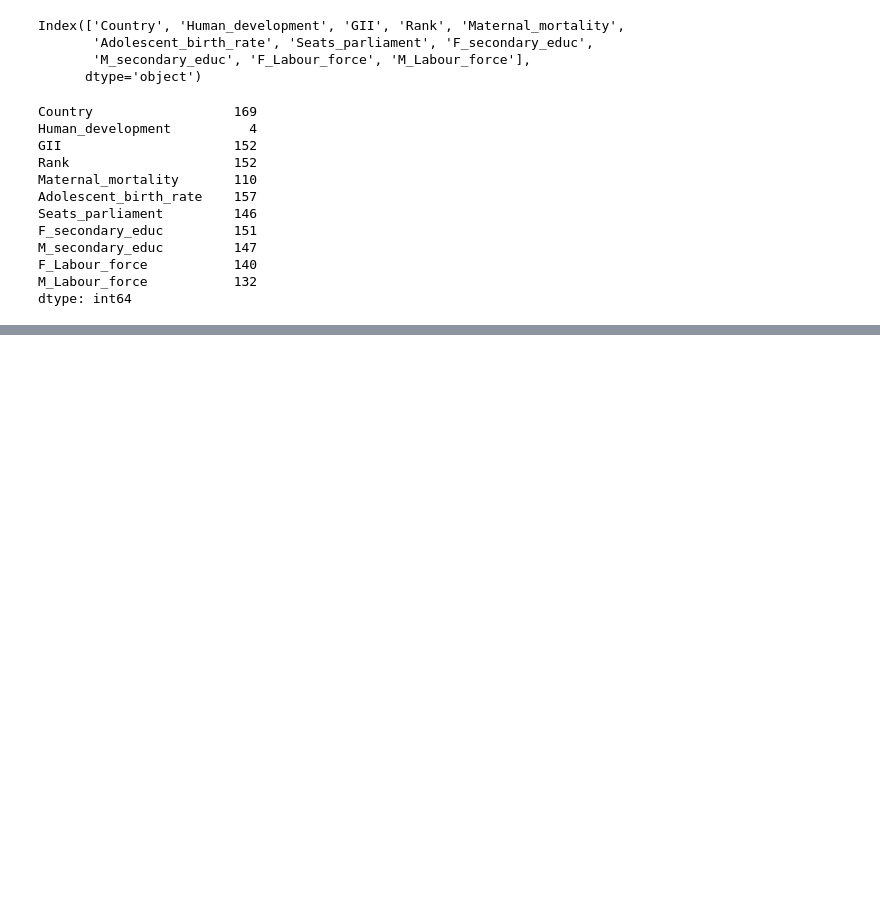
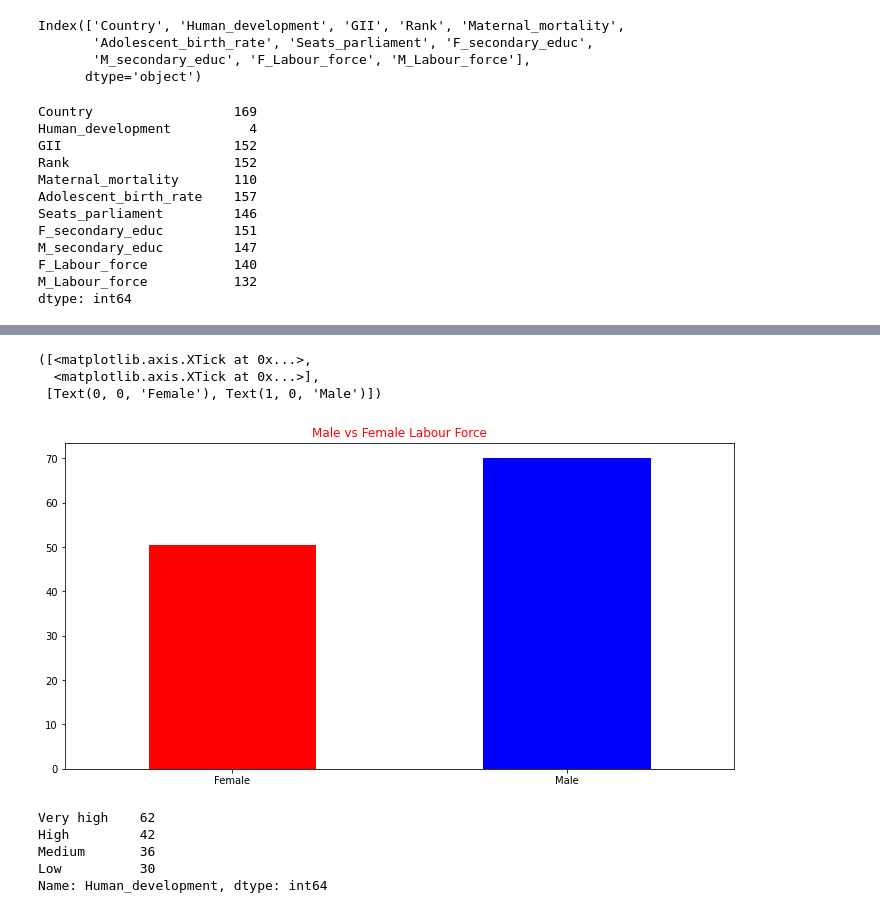
Before and after one commit to LPGcodes/My-First-Repo, a Jupyter notebook: gender.ipynb, the cells around one changed output, grey strips where cells are left out. Cells and saved outputs as stored; diff of their text form; code cells hidden in the pictures; blank space fills up the shorter version.

```diff
--- a/gender.ipynb
+++ b/gender.ipynb
@@ -93,0 +97,17 @@ Text(0.5, 1.0, 'Male vs Female Education')
+# %%
+df[['F_Labour_force','M_Labour_force']].mean().plot(kind='bar',figsize=(12,6),color=['red','blue'])
+plt.title('Male vs Female Labour Force',color='red')
+plt.xticks(np.arange(2), ['Female', 'Male'],rotation=False)
+# %% [output]
+([<matplotlib.axis.XTick at 0x...>,
+  <matplotlib.axis.XTick at 0x...>],
+ [Text(0, 0, 'Female'), Text(1, 0, 'Male')])
+[figure, added]
+# %%
+df['Human_development'].value_counts()
+# %% [output]
+Very high    62
+High         42
+Medium       36
+Low          30
+Name: Human_development, dtype: int64
```
Also changed, not shown: parts of 16 cells of this notebook.
